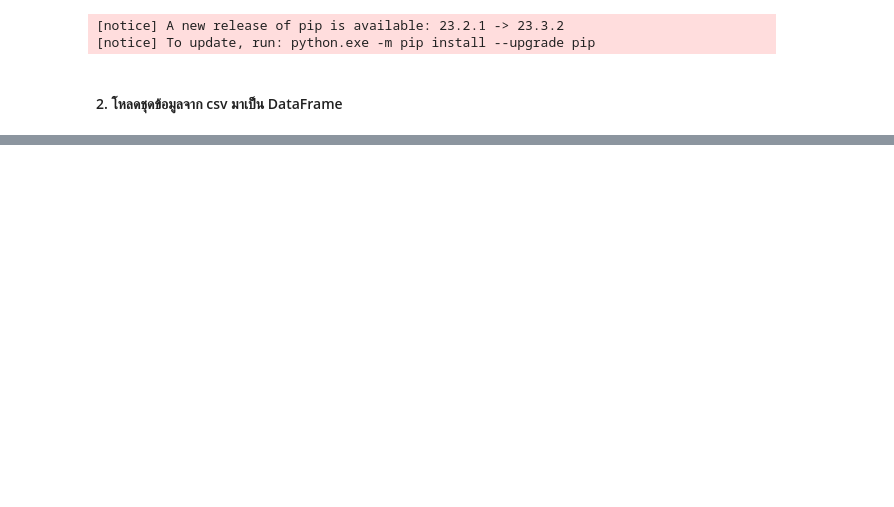
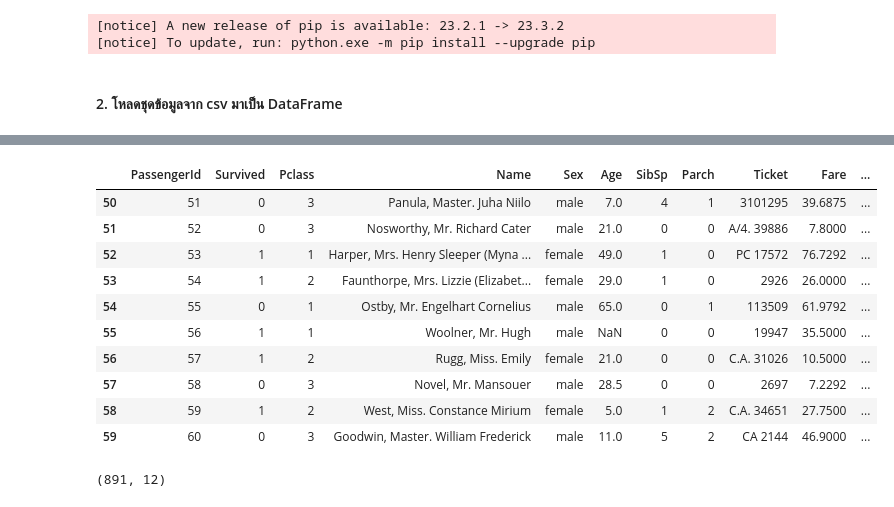
Before and after one commit to hs4pxl/PythonMLBasicLive, a Jupyter notebook: PandasLab/pandas_guide.ipynb, the cells around one changed output, grey strips where cells are left out. Drawn from its saved outputs; the diff is of its cells as text; code cells hidden in the pictures; blank space fills up the shorter version.

```diff
--- a/PandasLab/pandas_guide.ipynb
+++ b/PandasLab/pandas_guide.ipynb
@@ -26,0 +121,21 @@ Successfully installed pandas-2.1.4 pytz-2023.3.post1 tzdata-2023.4
+# %%
+# การเรียกดูข้อมูลช่วงกลางๆ แถว 50-60
+df[50:60] # ดูข้อมูล 50-60
+# %% [output]
+|  | PassengerId | Survived | Pclass | Name | Sex | Age | SibSp | Parch | Ticket | Fare | ... |
+| 50 | 51 | 0 | 3 | Panula, Master. Juha Niilo | male | 7.0 | 4 | 1 | 3101295 | 39.6875 | ... |
+| 51 | 52 | 0 | 3 | Nosworthy, Mr. Richard Cater | male | 21.0 | 0 | 0 | A/4. 39886 | 7.8000 | ... |
+| 52 | 53 | 1 | 1 | Harper, Mrs. Henry Sleeper (Myna ... | female | 49.0 | 1 | 0 | PC 17572 | 76.7292 | ... |
+| 53 | 54 | 1 | 2 | Faunthorpe, Mrs. Lizzie (Elizabet... | female | 29.0 | 1 | 0 | 2926 | 26.0000 | ... |
+| 54 | 55 | 0 | 1 | Ostby, Mr. Engelhart Cornelius | male | 65.0 | 0 | 1 | 113509 | 61.9792 | ... |
+| 55 | 56 | 1 | 1 | Woolner, Mr. Hugh | male | NaN | 0 | 0 | 19947 | 35.5000 | ... |
+| 56 | 57 | 1 | 2 | Rugg, Miss. Emily | female | 21.0 | 0 | 0 | C.A. 31026 | 10.5000 | ... |
+| 57 | 58 | 0 | 3 | Novel, Mr. Mansouer | male | 28.5 | 0 | 0 | 2697 | 7.2292 | ... |
+| 58 | 59 | 1 | 2 | West, Miss. Constance Mirium | female | 5.0 | 1 | 2 | C.A. 34651 | 27.7500 | ... |
+| 59 | 60 | 0 | 3 | Goodwin, Master. William Frederick | male | 11.0 | 5 | 2 | CA 2144 | 46.9000 | ... |
+# %%
+# การเรียกดูรุปร่างของตาราง (shape)
+
+df.shape # return (row , column)
+# %% [output]
+(891, 12)
```
Also changed, not shown: parts of 11 cells of this notebook.
